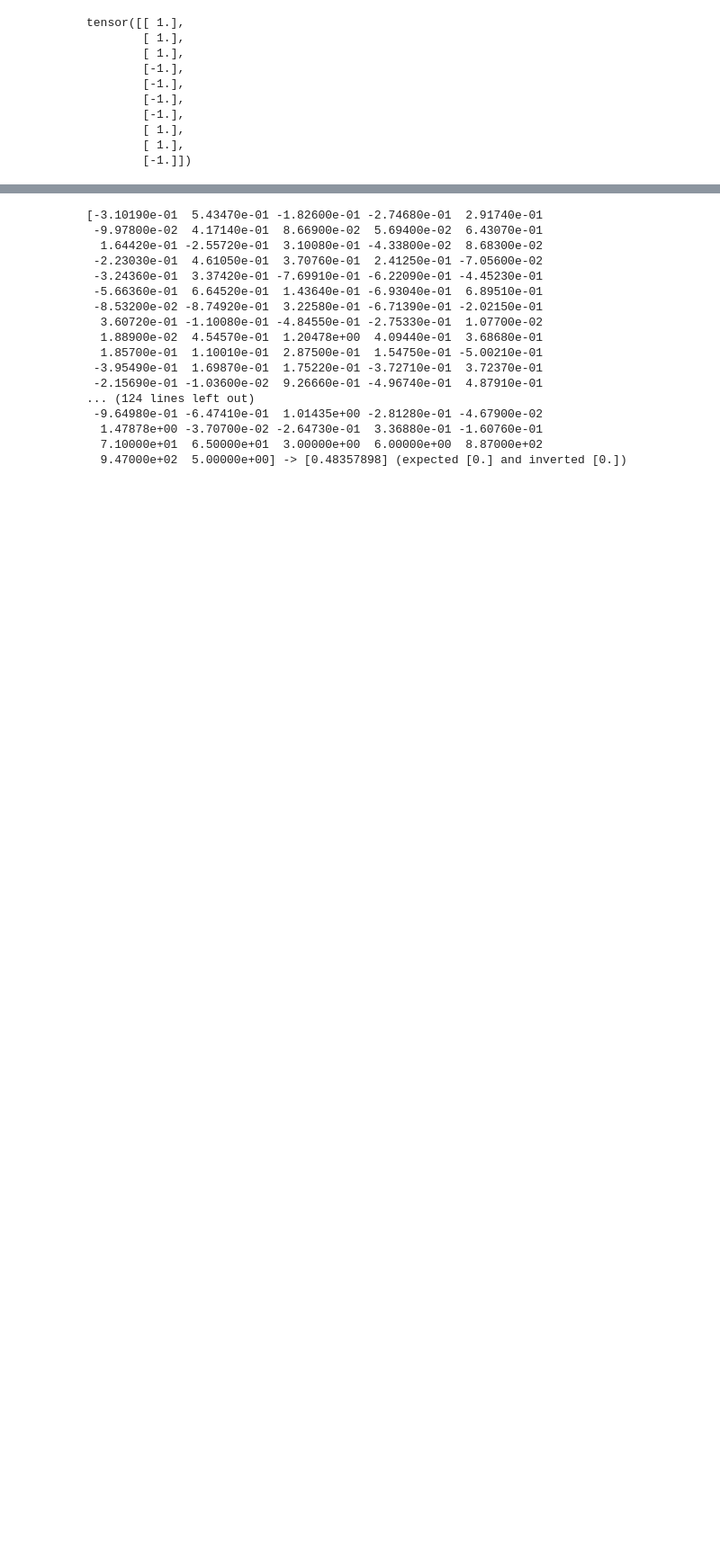
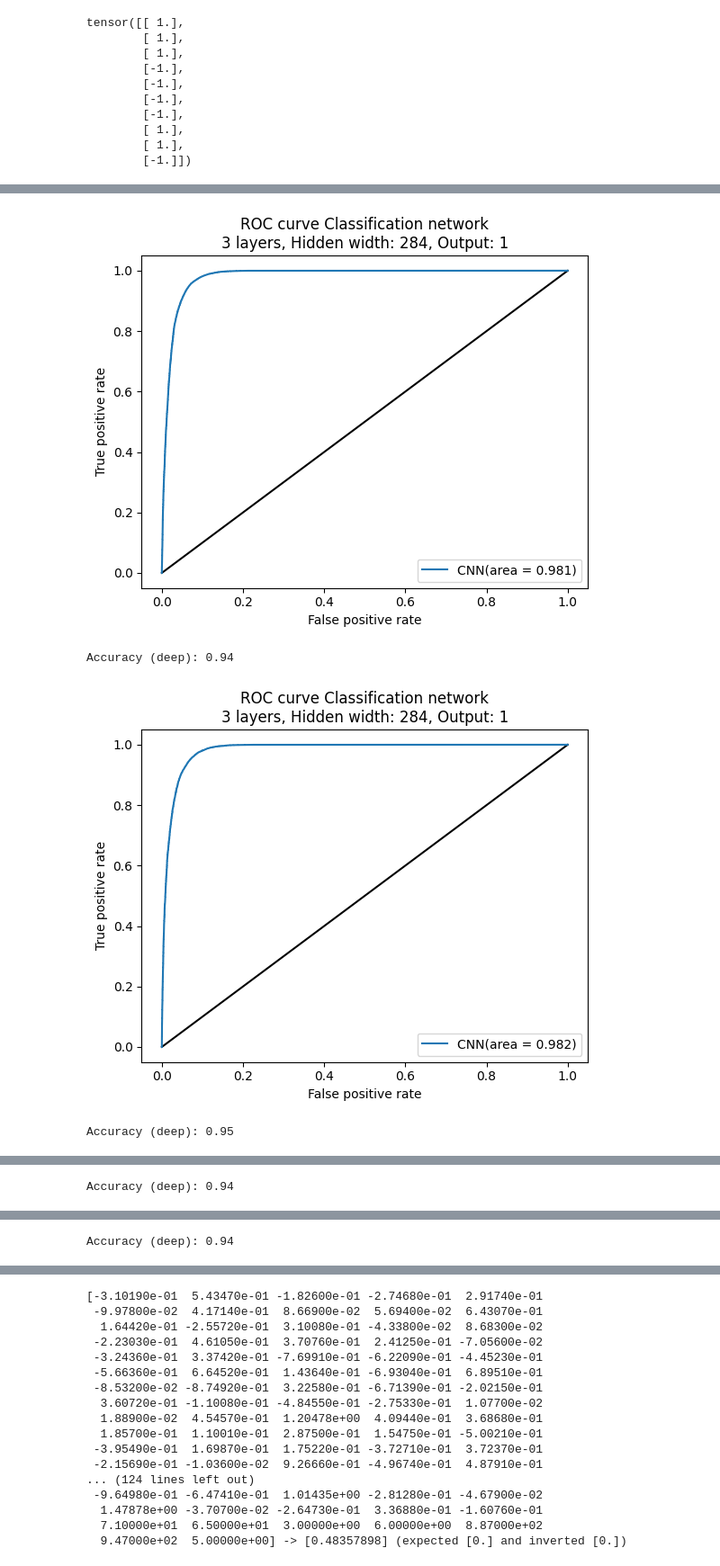
Before and after one commit to jpCantillana/NgLearning, a Jupyter notebook: torch_encdec_predict.ipynb, the cells around one changed output, grey strips where cells are left out. Shown at 90% size. Saved outputs shown, nothing was run; the diff lists cells and outputs as text; code cells hidden in the pictures; blank space fills up the shorter version.

```diff
--- a/torch_encdec_predict.ipynb
+++ b/torch_encdec_predict.ipynb
@@ -1134,7 +1142,7 @@ class Net(torch.nn.Module):
         prob_adj = z @ z.t()
         return (prob_adj > 0).nonzero(as_tuple=False).t()
 # %%
-model_ed = Net(data_list[0].num_features, 128, 64).to(device)
+model_ed = Net(data_list[0].num_features, 512, 64).to(device)
 optimizer = torch.optim.Adam(params=model_ed.parameters(), lr=0.01)
 criterion = torch.nn.BCEWithLogitsLoss()
 # %%
@@ -1668,0 +1778,24 @@ Final model accuracy: 95.27%
+# %%
+import torch.nn as nn
+
+class Deep2(nn.Module):
+    def __init__(self):
+        super().__init__()
+        self.layer1 = nn.Linear(142, 284) #142
+        self.act1 = nn.ReLU()
+        # self.layer1_1 = nn.Linear(284, 142)
+        # self.act1_1 = nn.ReLU()
+        self.layer2 = nn.Linear(284, 284)
+        self.act2 = nn.ReLU()
+        self.layer3 = nn.Linear(284, 71)
+        self.act3 = nn.ReLU()
+        self.output = nn.Linear(71, 1)
+        self.sigmoid = nn.Sigmoid()
+
+    def forward(self, x):
+        x = self.act1(self.layer1(x))
+        # x = self.act1_1(self.layer1_1(x))
+        x = self.act2(self.layer2(x))
+        x = self.act3(self.layer3(x))
+        x = self.sigmoid(self.output(x))
+        return x
@@ -1668,0 +1895,23 @@ Final model accuracy: 95.27%
+# %%
+# train-test split: Hold out the test set for final model evaluation
+X_train, X_test, y_train, y_test = train_test_split(embeddings, labels, train_size=0.7, shuffle=True)
+
+# define 5-fold cross validation test harness
+kfold = StratifiedKFold(n_splits=5, shuffle=True)
+cv_scores_deep = []
+for train, test in kfold.split(X_train, y_train):
+    # create model, train, and get accuracy
+    model_ls = Deep2()
+    acc = model_train(model_ls, X_train[train], y_train[train], X_train[test], y_train[test])
+    print("Accuracy (deep): %.2f" % acc)
+    cv_scores_deep.append(acc)
+
+# evaluate the model
+deep_acc = np.mean(cv_scores_deep)
+deep_std = np.std(cv_scores_deep)
+print("Deep: %.2f%% (+/- %.2f%%)" % (deep_acc*100, deep_std*100))
+# %% [output]
+[figure, added]
+Accuracy (deep): 0.94
+[figure, added]
+Accuracy (deep): 0.95
@@ -1668,0 +1919 @@ Final model accuracy: 95.27%
+Accuracy (deep): 0.94
@@ -1668,0 +1921 @@ Final model accuracy: 95.27%
+Accuracy (deep): 0.94
```
Also changed, not shown: parts of 40 cells of this notebook.
